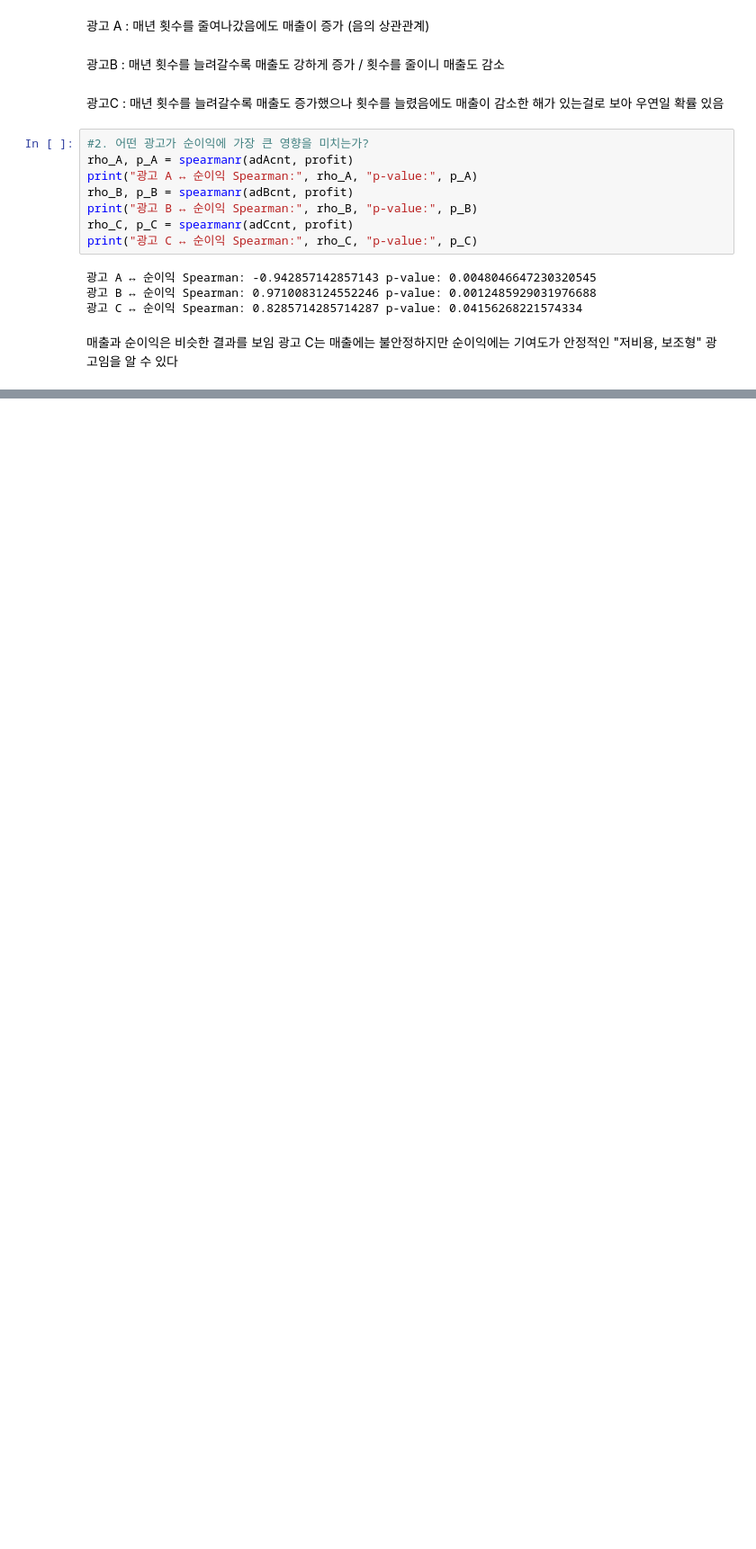
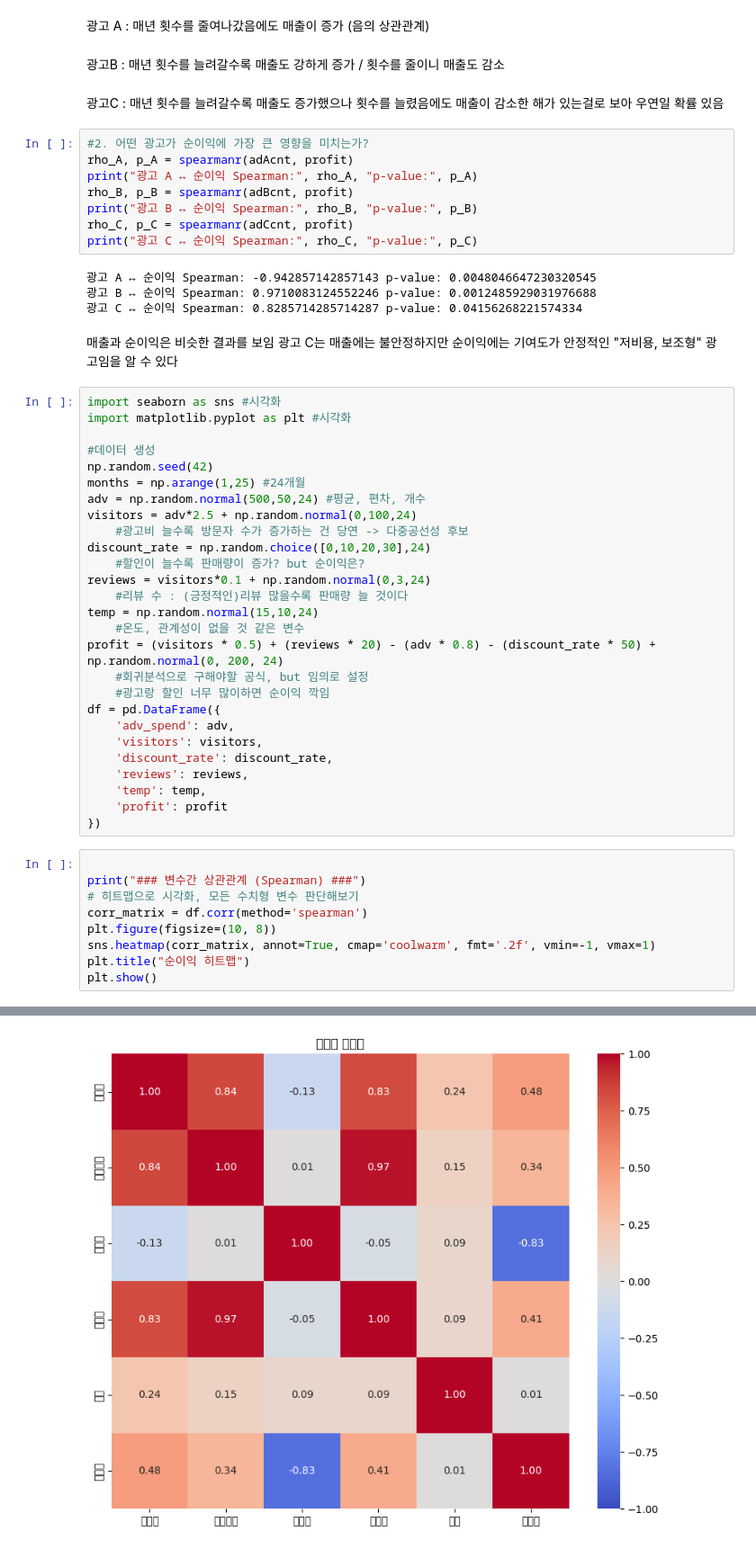
Before and after one commit to haejun1/DataAnalytics, a Jupyter notebook: numpy/7spearman.ipynb, the cells around one changed output, grey strips where cells are left out. Shown at 90% size. Saved outputs shown, nothing was run; the diff lists cells and outputs as text; blank space fills up the shorter version.

Commit message:
상관관계 및 우연성 검증, 실제론 어떻게 접근해야할까

```diff
--- a/numpy/7spearman.ipynb
+++ b/numpy/7spearman.ipynb
@@ -106,3 +106,40 @@ print("광고 C ↔ 순이익 Spearman:", rho_C, "p-value:", p_C)
 매출과 순이익은 비슷한 결과를 보임
 광고 C는 매출에는 불안정하지만 순이익에는 기여도가 안정적인
 "저비용, 보조형" 광고임을 알 수 있다
+# %%
+import seaborn as sns #시각화
+import matplotlib.pyplot as plt #시각화
+
+#데이터 생성
+np.random.seed(42)
+months = np.arange(1,25) #24개월
+adv = np.random.normal(500,50,24) #평균, 편차, 개수
+visitors = adv*2.5 + np.random.normal(0,100,24)
+    #광고비 늘수록 방문자 수가 증가하는 건 당연 -> 다중공선성 후보
+discount_rate = np.random.choice([0,10,20,30],24)
+    #할인이 늘수록 판매량이 증가? but 순이익은?
+reviews = visitors*0.1 + np.random.normal(0,3,24)
+    #리뷰 수 : (긍정적인)리뷰 많을수록 판매량 늘 것이다
+temp = np.random.normal(15,10,24)
+    #온도, 관계성이 없을 것 같은 변수
+profit = (visitors * 0.5) + (reviews * 20) - (adv * 0.8) - (discount_rate * 50) + np.random.normal(0, 200, 24)
+    #회귀분석으로 구해야할 공식, but 임의로 설정
+    #광고랑 할인 너무 많이하면 순이익 깍임
+df = pd.DataFrame({
+    'adv_spend': adv,
+    'visitors': visitors,
+    'discount_rate': discount_rate,
+    'reviews': reviews,
+    'temp': temp,
+    'profit': profit
+})
+# %%
+
+print("### 변수간 상관관계 (Spearman) ###")
+# 히트맵으로 시각화, 모든 수치형 변수 판단해보기
+corr_matrix = df.corr(method='spearman')
+plt.figure(figsize=(10, 8))
+sns.heatmap(corr_matrix, annot=True, cmap='coolwarm', fmt='.2f', vmin=-1, vmax=1)
+plt.title("순이익 히트맵")
+plt.show()
+# %% [output]
@@ -108,0 +147 @@ print("광고 C ↔ 순이익 Spearman:", rho_C, "p-value:", p_C)
+[figure, added]
```
Also changed, not shown: parts of 3 cells of this notebook, 3 other files.
